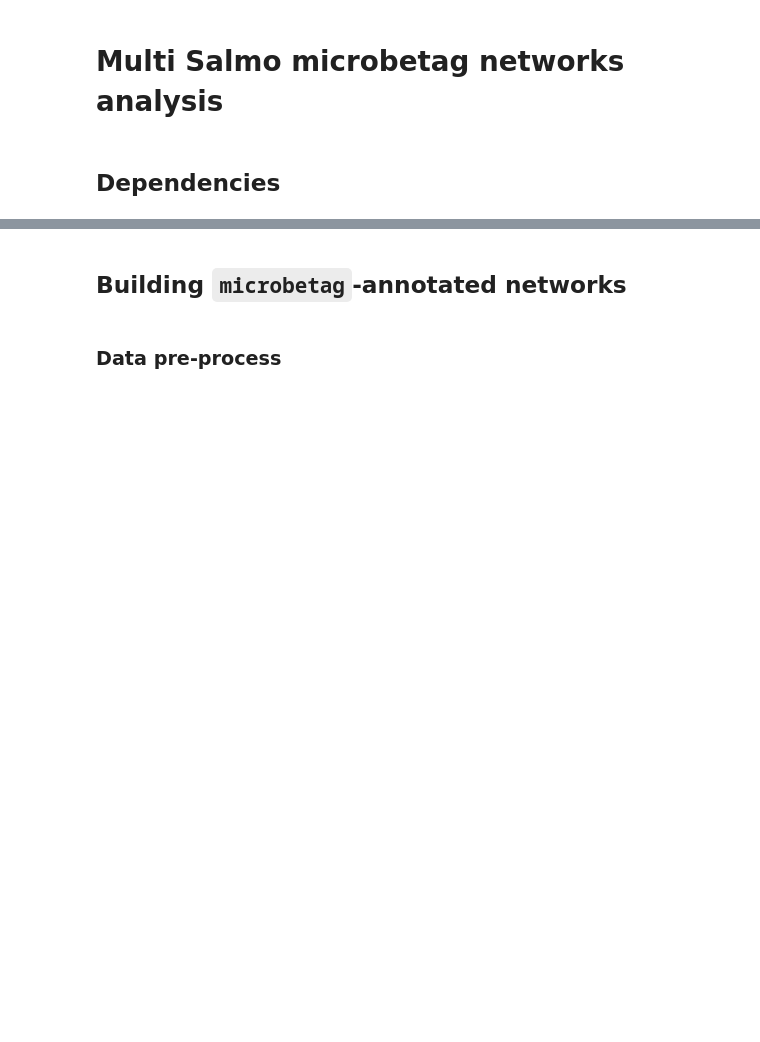
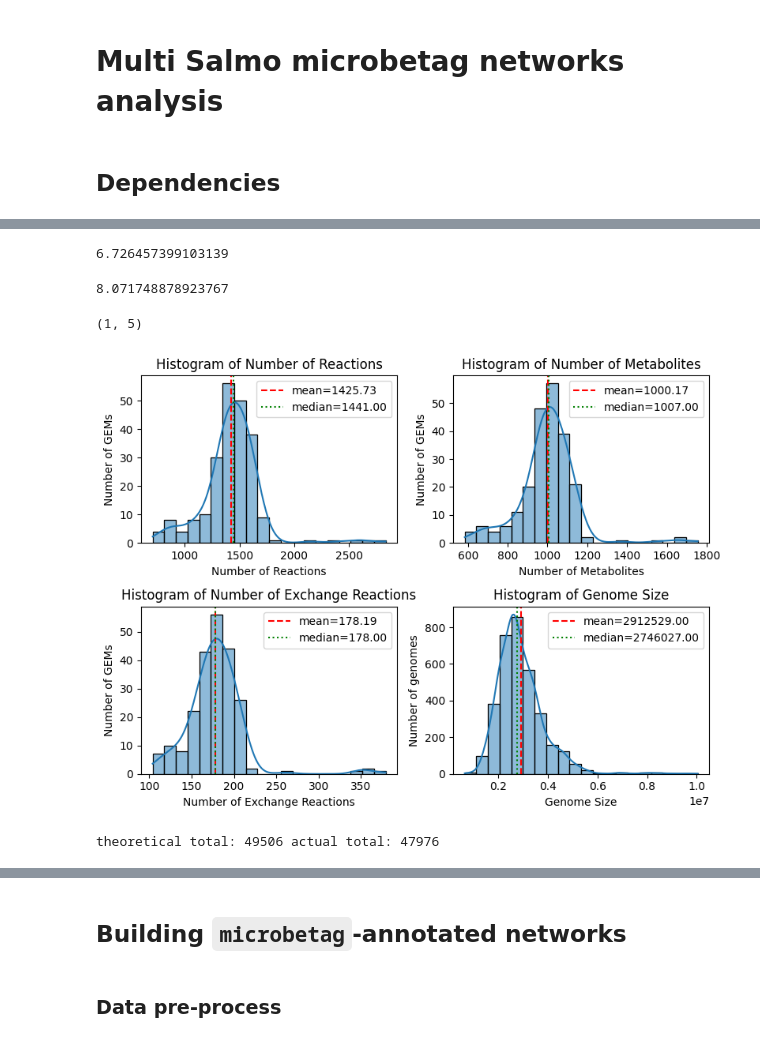
Before and after one commit to hariszaf/AMAC005_chicken_salmonella, a Jupyter notebook: microbetag_analysis/mtg_analysis.ipynb, the cells around one changed output, grey strips where cells are left out. Cells and saved outputs as stored; diff of their text form; code cells hidden in the pictures; blank space fills up the shorter version.

```diff
--- a/microbetag_analysis/mtg_analysis.ipynb
+++ b/microbetag_analysis/mtg_analysis.ipynb
@@ -25,0 +52,6 @@ from utils import *
+# %%
+# So you do not run again..
+rxns_v        = [1575, 1597, 1670, 1414, 1780, 1330, 1260, 1372, 1283, 1264, 1363, 1535, 1322, 1609, 1412, 1595, 1648, 1408, 1404, 1545, 1527, 905, 1509, 1735, 1443, 1638, 1425, 1121, 1549, 1557, 1444, 1149, 1595, 1628, 1017, 1195, 1435, 1512, 865, 1401, 1059, 1096, 1466, 1701, 1627, 1626, 1289, 1402, 1262, 1689, 1521, 1383, 960, 1442, 1472, 1335, 1440, 1455, 2581, 1553, 1529, 1325, 1728, 981, 1470, 1308, 1274, 1702, 1184, 1631, 1458, 1378, 1609, 884, 1526, 1538, 1123, 1471, 705, 1421, 1528, 1214, 2627, 1507, 1691, 1478, 743, 1507, 1453, 1322, 1399, 1374, 1384, 1442, 1547, 1263, 1619, 1381, 1214, 1490, 1639, 1391, 1624, 1427, 2835, 1528, 1680, 1660, 1233, 1387, 890, 1090, 1375, 1312, 1155, 1297, 1484, 1356, 1568, 1394, 1343, 1376, 1116, 1513, 1645, 1429, 1593, 1444, 798, 1342, 1463, 1649, 1644, 1586, 893, 1550, 1254, 1454, 1433, 1190, 1576, 1479, 1367, 1575, 1581, 1143, 1346, 1569, 1513, 1618, 824, 1526, 1571, 843, 1386, 1577, 1365, 1445, 1655, 1452, 1517, 1143, 1413, 1345, 1532, 1591, 1375, 1564, 1408, 1386, 1400, 901, 1301, 973, 2407, 1341, 2150, 1320, 1393, 1535, 1438, 1299, 1523, 1295, 1508, 1671, 1534, 1580, 1269, 1451, 1416, 1452, 1362, 1517, 1076, 1623, 1375, 1344, 1582, 1553, 1294, 1427, 1485, 1572, 1039, 1379, 1310, 1452, 1512, 1503, 1568, 1447, 1448, 1542, 1323, 1315, 779, 1548, 1441, 1271, 1332, 1409, 1404]
+mets_v        = [1084, 1114, 1150, 980, 1191, 983, 935, 942, 944, 934, 965, 1042, 934, 1127, 1026, 1104, 1131, 998, 961, 1079, 1042, 699, 1076, 1159, 1023, 1096, 987, 836, 1092, 1075, 1004, 850, 1133, 1147, 742, 861, 977, 1034, 679, 990, 764, 818, 1017, 1160, 1095, 1125, 909, 965, 901, 1148, 1073, 978, 748, 1029, 1030, 956, 1006, 1013, 1642, 1076, 1071, 936, 1188, 775, 1024, 944, 915, 1159, 867, 1118, 1034, 960, 1104, 693, 1058, 1050, 825, 1025, 584, 987, 1067, 876, 1664, 1051, 1154, 1023, 593, 1041, 1012, 933, 959, 1011, 1017, 990, 1095, 893, 1093, 966, 890, 1032, 1138, 1001, 1099, 1014, 1755, 1073, 1100, 1116, 885, 952, 705, 819, 956, 944, 852, 927, 1035, 971, 1063, 965, 970, 973, 838, 1043, 1101, 1013, 1073, 1009, 633, 970, 1013, 1108, 1132, 1126, 703, 1059, 908, 999, 1007, 885, 1110, 1035, 991, 1089, 1113, 840, 959, 1060, 1034, 1104, 666, 1086, 1082, 664, 982, 1083, 962, 999, 1121, 996, 1019, 865, 1017, 965, 1101, 1092, 980, 1049, 1002, 954, 1011, 700, 916, 763, 1546, 952, 1370, 922, 986, 1050, 998, 961, 1075, 927, 1024, 1165, 1044, 1071, 897, 992, 984, 1024, 977, 1042, 811, 1117, 978, 978, 1110, 1045, 934, 1002, 1040, 1077, 773, 963, 955, 1036, 1036, 1037, 1058, 1024, 998, 1062, 922, 957, 629, 1051, 985, 928, 946, 996, 983]
+ex_rxns_v     = [210, 208, 208, 168, 213, 171, 165, 206, 154, 163, 138, 186, 148, 206, 171, 203, 194, 151, 158, 190, 168, 127, 175, 220, 156, 203, 185, 155, 195, 199, 177, 154, 165, 188, 156, 178, 161, 193, 122, 178, 143, 154, 189, 202, 184, 206, 165, 205, 158, 216, 165, 194, 128, 168, 172, 179, 190, 182, 352, 193, 187, 145, 212, 130, 174, 162, 175, 198, 143, 192, 160, 182, 206, 114, 181, 183, 153, 191, 111, 176, 185, 168, 350, 196, 205, 173, 109, 177, 193, 173, 179, 176, 186, 164, 159, 177, 200, 149, 166, 194, 192, 160, 196, 176, 379, 207, 206, 211, 156, 156, 126, 155, 181, 170, 127, 166, 206, 170, 196, 163, 171, 152, 146, 185, 199, 169, 184, 174, 126, 170, 179, 213, 195, 194, 104, 195, 173, 192, 178, 138, 181, 193, 160, 208, 200, 148, 193, 188, 172, 173, 110, 174, 210, 110, 146, 183, 172, 171, 202, 177, 170, 137, 180, 160, 172, 199, 161, 213, 176, 178, 183, 127, 188, 125, 354, 174, 261, 151, 190, 193, 181, 157, 203, 165, 195, 196, 212, 182, 151, 192, 159, 164, 186, 165, 136, 210, 139, 165, 193, 180, 178, 182, 192, 198, 129, 193, 171, 184, 184, 174, 193, 189, 178, 188, 179, 173, 112, 181, 165, 170, 160, 184, 185]
+medium_rnxs_v = [210, 208, 208, 168, 213, 171, 165, 206, 154, 163, 138, 186, 148, 206, 171, 203, 194, 151, 158, 190, 168, 127, 175, 220, 156, 203, 185, 155, 195, 199, 177, 154, 165, 188, 156, 178, 161, 193, 122, 178, 143, 154, 189, 202, 184, 206, 165, 205, 158, 216, 165, 194, 128, 168, 172, 179, 190, 182, 352, 193, 187, 145, 212, 130, 174, 162, 175, 198, 143, 192, 160, 182, 206, 114, 181, 183, 153, 191, 111, 176, 185, 168, 350, 196, 205, 173, 109, 177, 193, 173, 179, 176, 186, 164, 159, 177, 200, 149, 166, 194, 192, 160, 196, 176, 379, 207, 206, 211, 156, 156, 126, 155, 181, 170, 127, 166, 206, 170, 196, 163, 171, 152, 146, 185, 199, 169, 184, 174, 126, 170, 179, 213, 195, 194, 104, 195, 173, 192, 178, 138, 181, 193, 160, 208, 200, 148, 193, 188, 172, 173, 110, 174, 210, 110, 146, 183, 172, 171, 202, 177, 170, 137, 180, 160, 172, 199, 161, 213, 176, 178, 183, 127, 188, 125, 354, 174, 261, 151, 190, 193, 181, 157, 203, 165, 195, 196, 212, 182, 151, 192, 159, 164, 186, 165, 136, 210, 139, 165, 193, 180, 178, 182, 192, 198, 129, 193, 171, 184, 184, 174, 193, 189, 178, 188, 179, 173, 112, 181, 165, 170, 160, 184, 185]
@@ -25,0 +70,47 @@ from utils import *
+# %%
+len([x for x in rxns_v if x < 1000]) / len(rxns_v) * 100
+# len([x for x in rxns_v if x < 1000])
+# %% [output]
+6.726457399103139
+# %%
+len([x for x in mets_v if x < 800]) / len(mets_v) * 100
+# len([x for x in mets_v if x < 800])
+# %% [output]
+8.071748878923767
+# %%
+genome_quality  = pd.read_csv("../data/genomeInfo.csv")
+# %%
+genome_size = genome_quality["length"].values.tolist()
+# %%
+genome_quality[genome_quality["length"] < 1e6].shape
+genome_quality[genome_quality["length"] > 1e7].shape
+# %% [output]
+(1, 5)
+# %%
+
+x_titles = ["Number of Reactions", "Number of Metabolites", "Number of Exchange Reactions", "Genome Size" ]  # "Number of Medium Reactions"
+y_titles = ["Number of GEMs", "Number of GEMs", "Number of GEMs", "Number of genomes"]
+
+fig,axes=plt.subplots(2,2,figsize=(8,6))
+axes=axes.flatten()
+
+for index,vals in enumerate([rxns_v,mets_v,ex_rxns_v,genome_size]):
+
+    sns.histplot(vals, bins=20, kde=True, ax=axes[index])
+
+    mean   = np.mean(vals)
+    median = np.median(vals)
+
+    axes[index].axvline(mean,color='red',linestyle='--',label=f"mean={mean:.2f}")
+    axes[index].axvline(median,color='green',linestyle=':',label=f"median={median:.2f}")
+    axes[index].legend()
+
+    axes[index].set_title(f"Histogram of {x_titles[index]}")
+    axes[index].set_xlabel(x_titles[index])
+    axes[index].set_ylabel(y_titles[index])
+
+
+plt.tight_layout()
+plt.show()
+# %% [output]
+[figure, added]
@@ -25,0 +120,7 @@ from utils import *
+# %%
+print(
+    "theoretical total:", seeds_df.shape[1] ** 2 - seeds_df.shape[1],
+    "actual total:", seeds_df.applymap(lambda x: isinstance(x, list) and len(x) > 0).sum().sum()
+)
+# %% [output]
+theoretical total: 49506 actual total: 47976
```
Also changed, not shown: parts of 20 cells of this notebook, 4 other files.
